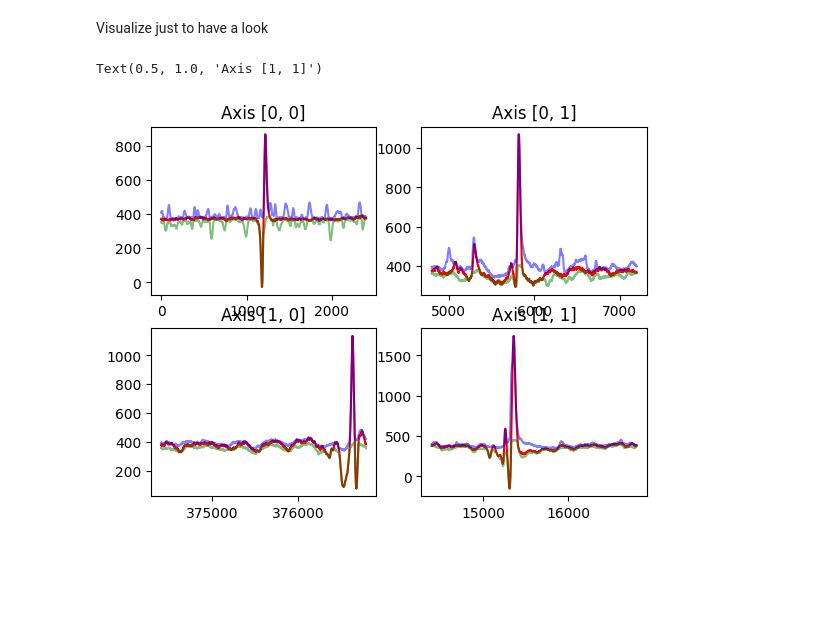
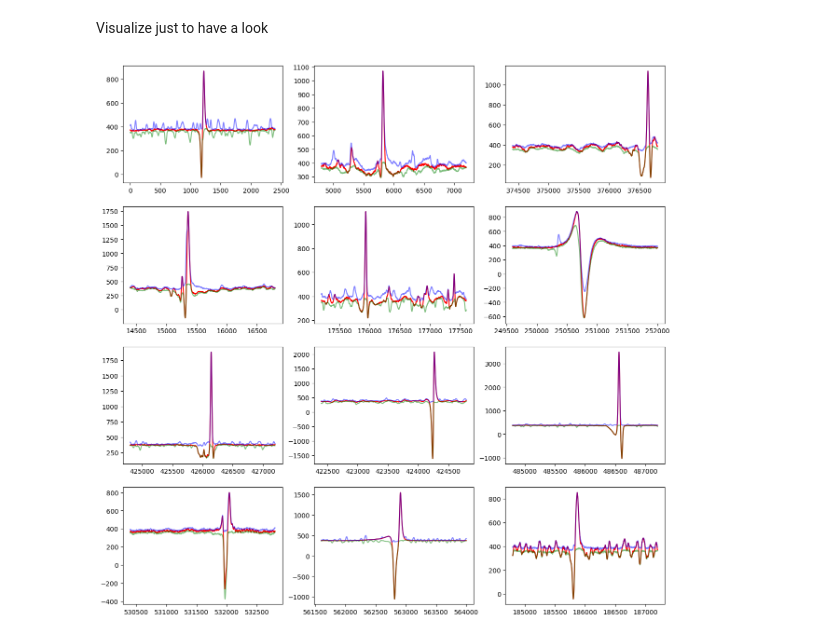
Before and after one commit to AKAD0/Pipes, a Jupyter notebook: 1.ipynb, the cells around one changed output. Cells and saved outputs as stored; diff of their text form; code cells hidden in the pictures; blank space fills up the shorter version.

```diff
--- a/1.ipynb
+++ b/1.ipynb
@@ -21,33 +21,14 @@ set(unames_X_train) == set(unames_target_train)
 True
 # %% [markdown]
 Visualize just to have a look
-# %%
-ID = ['1_1','4_1','6_2','8_1']
-sample1 = X_train[X_train['id']==ID[0]]
-sample2 = X_train[X_train['id']==ID[1]]
-sample3 = X_train[X_train['id']==ID[2]]
-sample4 = X_train[X_train['id']==ID[3]]
-
-fig, axs = plt.subplots(2, 2)
-axs[0, 0].plot(sample1['ch0'], c='r', label='ch0')
-axs[0, 0].plot(sample1['ch1'], c='g', alpha=0.5, label='ch1')
-axs[0, 0].plot(sample1['ch2'], c='b', alpha=0.5, label='ch1')
-axs[0, 0].set_title('Axis [0, 0]')
-
-axs[0, 1].plot(sample2['ch0'], c='r', label='ch0')
-axs[0, 1].plot(sample2['ch1'], c='g', alpha=0.5, label='ch1')
-axs[0, 1].plot(sample2['ch2'], c='b', alpha=0.5, label='ch1')
-axs[0, 1].set_title('Axis [0, 1]')
-
-axs[1, 0].plot(sample3['ch0'], c='r', label='ch0')
-axs[1, 0].plot(sample3['ch1'], c='g', alpha=0.5, label='ch1')
-axs[1, 0].plot(sample3['ch2'], c='b', alpha=0.5, label='ch1')
-axs[1, 0].set_title('Axis [1, 0]')
-
-axs[1, 1].plot(sample4['ch0'], c='r', label='ch0')
-axs[1, 1].plot(sample4['ch1'], c='g', alpha=0.5, label='ch1')
-axs[1, 1].plot(sample4['ch2'], c='b', alpha=0.5, label='ch1')
-axs[1, 1].set_title('Axis [1, 1]')
-# %% [output]
-Text(0.5, 1.0, 'Axis [1, 1]')
-[figure, removed]
+# %%
+ID = ['1_1','4_1','6_2','8_1','105_1','160_1','41_2','37_2','80_2','111_2','144_2','109_1']
+samples = [X_train[X_train['id']==pid] for pid in ID]
+
+fig, axs = plt.subplots(4, 3, figsize=(15, 15))
+for i, ax in enumerate( axs.flat):
+    ax.plot(samples[i]['ch0'], c='r', alpha=1, label='ch0')
+    ax.plot(samples[i]['ch1'], c='g', alpha=0.5, label='ch1')
+    ax.plot(samples[i]['ch2'], c='b', alpha=0.5, label='ch2')
+# %% [output]
+[figure, added]
```
